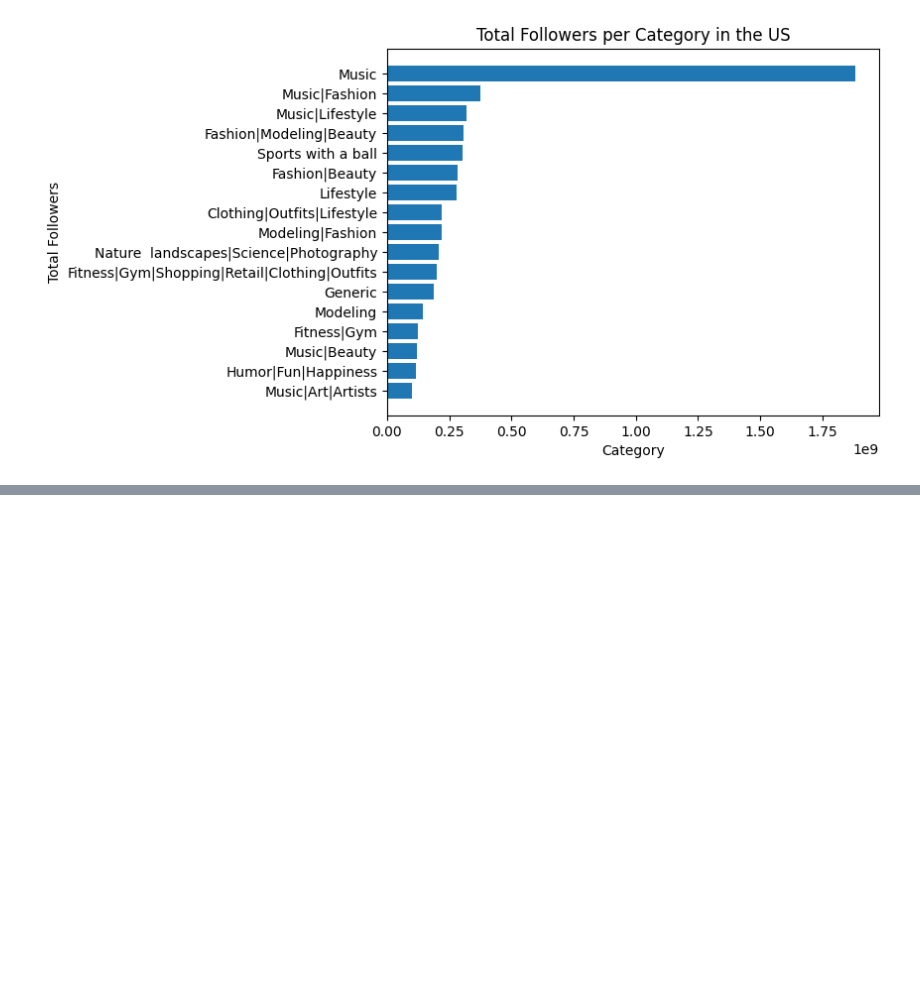
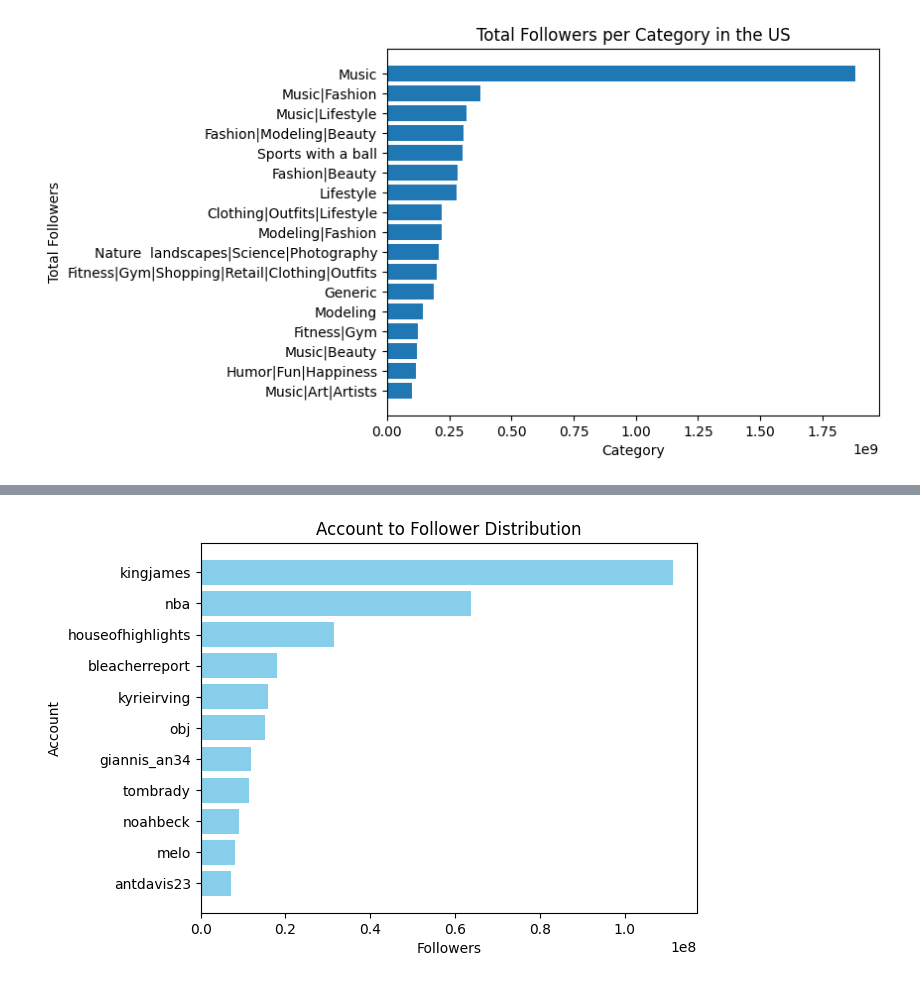
Before and after one commit to SirDurzo/Instagram_influencers_kaggleDS_marketing_research_1012024, a Jupyter notebook: Instagram_influencers.ipynb, the cells around one changed output, grey strips where cells are left out. Cells and saved outputs as stored; diff of their text form; code cells hidden in the pictures; blank space fills up the shorter version.

```diff
--- a/Instagram_influencers.ipynb
+++ b/Instagram_influencers.ipynb
@@ -221,0 +300,4 @@ plt.show()
+# %%
+df_us_inf_ball = followers_per_category_us_filtered_act[followers_per_category_us_filtered_act['Category'] == 'Sports with a ball']
+
+df_us_inf_ball.head()
@@ -221,0 +311,12 @@ plt.show()
+# %%
+df_us_inf_ball_sorted = df_us_inf_ball.sort_values(by='Followers', ascending=True)
+
+plt.barh(df_us_inf_ball_sorted['Account'], df_us_inf_ball_sorted['Followers'], color='skyblue')
+
+plt.xlabel('Followers')
+plt.ylabel('Account')
+plt.title('Account to Follower Distribution')
+
+plt.show()
+# %% [output]
+[figure, added]
```
Also changed, not shown: parts of 25 cells of this notebook.
